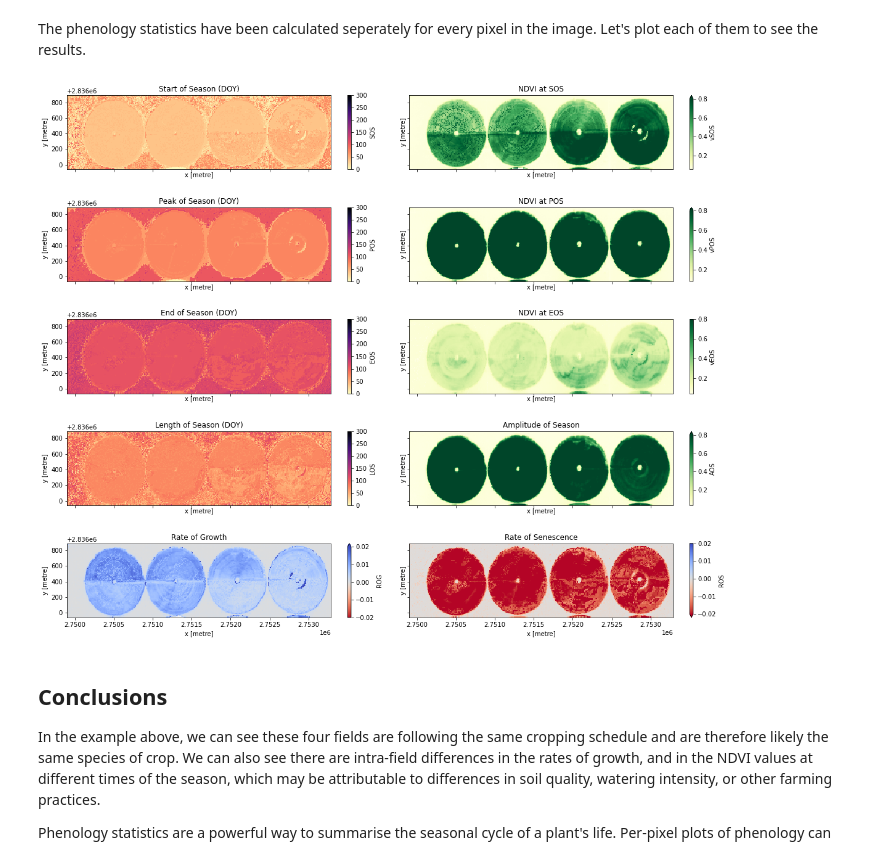
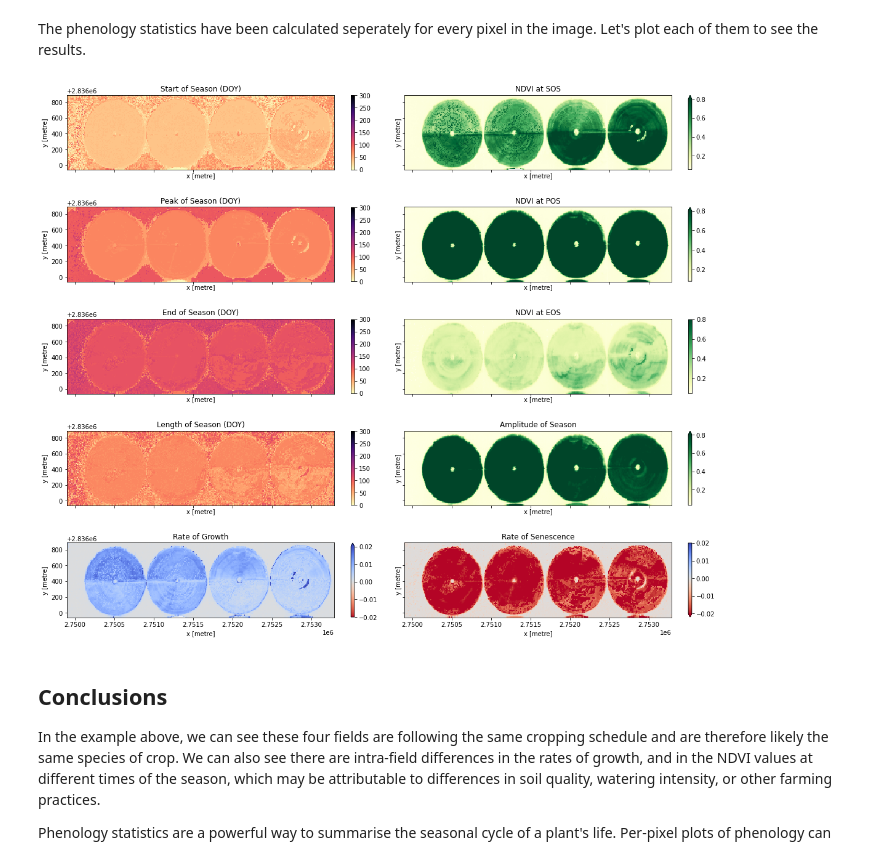
Before and after one commit to digitalearthafrica/deafrica-sandbox-notebooks, a Jupyter notebook: Frequently_used_code/Vegetation_phenology.ipynb, the cells around one changed output. Drawn from its saved outputs; the diff is of its cells as text; code cells hidden in the pictures.

```diff
--- a/Frequently_used_code/Vegetation_phenology.ipynb
+++ b/Frequently_used_code/Vegetation_phenology.ipynb
@@ -400,12 +402,12 @@ phen.SOS.plot(ax=ax[0, 0],
               cmap='magma_r',
               vmax=300,
               vmin=0,
-              cbar_kwargs=dict(shrink=cbar_size))
+              cbar_kwargs=dict(shrink=cbar_size, label=None))
 ax[0, 0].set_title('Start of Season (DOY)')
 phen.vSOS.plot(ax=ax[0, 1],
                cmap='YlGn',
                vmax=0.8,
-               cbar_kwargs=dict(shrink=cbar_size))
+               cbar_kwargs=dict(shrink=cbar_size, label=None))
 ax[0, 1].set_title('NDVI at SOS')
 
 # peak of season
@@ -413,12 +415,12 @@ phen.POS.plot(ax=ax[1, 0],
               cmap='magma_r',
               vmax=300,
               vmin=0,
-              cbar_kwargs=dict(shrink=cbar_size))
+              cbar_kwargs=dict(shrink=cbar_size, label=None))
 ax[1, 0].set_title('Peak of Season (DOY)')
 phen.vPOS.plot(ax=ax[1, 1],
                cmap='YlGn',
                vmax=0.8,
-               cbar_kwargs=dict(shrink=cbar_size))
+               cbar_kwargs=dict(shrink=cbar_size, label=None))
 ax[1, 1].set_title('NDVI at POS')
 
 # end of season
@@ -426,48 +428,48 @@ phen.EOS.plot(ax=ax[2, 0],
               cmap='magma_r',
               vmax=300,
               vmin=0,
-              cbar_kwargs=dict(shrink=cbar_size))
+              cbar_kwargs=dict(shrink=cbar_size, label=None))
 ax[2, 0].set_title('End of Season (DOY)')
 phen.vEOS.plot(ax=ax[2, 1],
                cmap='YlGn',
                vmax=0.8,
-               cbar_kwargs=dict(shrink=cbar_size))
+               cbar_kwargs=dict(shrink=cbar_size, label=None))
 ax[2, 1].set_title('NDVI at EOS')
 
 # Length of Season
 phen.LOS.plot(ax=ax[3, 0],
               cmap='magma_r',
               vmax=300,
               vmin=0,
-              cbar_kwargs=dict(shrink=cbar_size))
+              cbar_kwargs=dict(shrink=cbar_size, label=None))
 ax[3, 0].set_title('Length of Season (DOY)')
 
 # Amplitude
 phen.AOS.plot(ax=ax[3, 1],
               cmap='YlGn',
               vmax=0.8,
-              cbar_kwargs=dict(shrink=cbar_size))
+              cbar_kwargs=dict(shrink=cbar_size, label=None))
 ax[3, 1].set_title('Amplitude of Season')
 
 # rate of growth
 phen.ROG.plot(ax=ax[4, 0],
               cmap='coolwarm_r',
               vmin=-0.02,
               vmax=0.02,
-              cbar_kwargs=dict(shrink=cbar_size))
+              cbar_kwargs=dict(shrink=cbar_size, label=None))
 ax[4, 0].set_title('Rate of Growth')
 
 # rate of Sensescence
 phen.ROS.plot(ax=ax[4, 1],
               cmap='coolwarm_r',
               vmin=-0.02,
               vmax=0.02,
-              cbar_kwargs=dict(shrink=cbar_size))
+              cbar_kwargs=dict(shrink=cbar_size, label=None))
 ax[4, 1].set_title('Rate of Senescence')
 
 plt.tight_layout();
 # %% [output]
-[figure, old version]
+[figure, new version]
 # %% [markdown]
 ## Conclusions
 
```
Also changed, not shown: parts of 3 cells of this notebook.
